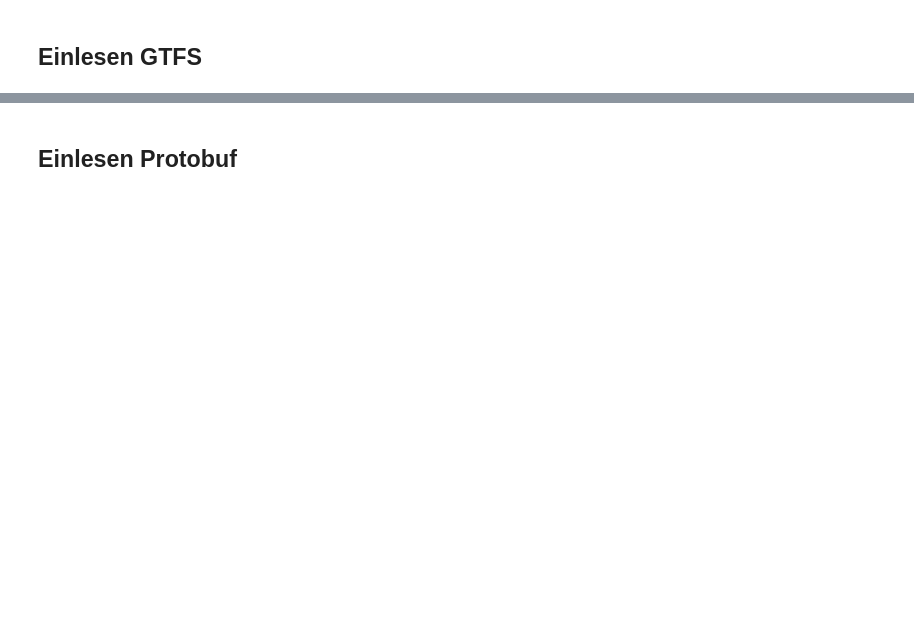
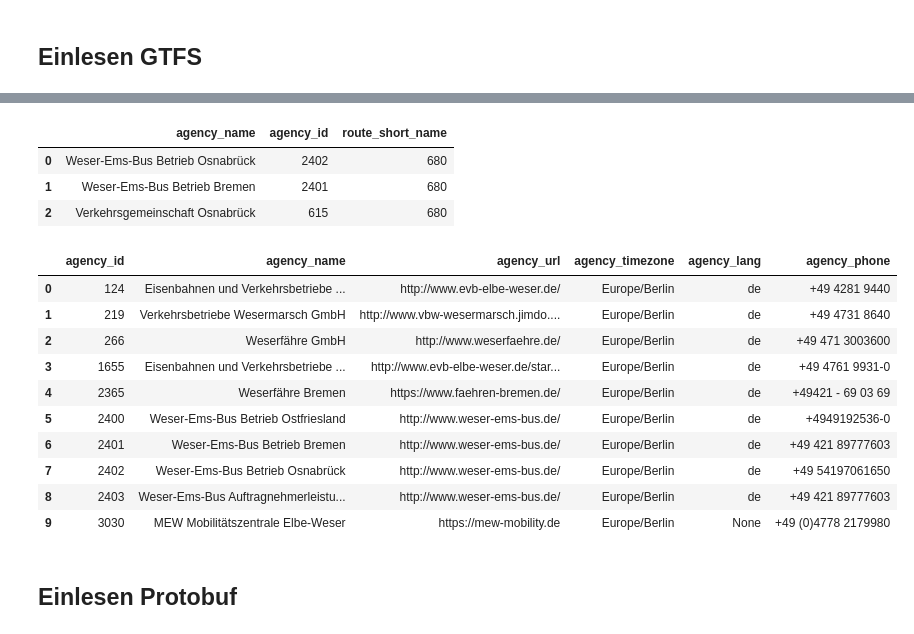
Before and after one commit to zvbn-code/gtfs_r, a Jupyter notebook: gtfs_r.ipynb, the cells around one changed output, grey strips where cells are left out. Drawn from its saved outputs; the diff is of its cells as text; code cells hidden in the pictures; blank space fills up the shorter version.

```diff
--- a/gtfs_r.ipynb
+++ b/gtfs_r.ipynb
@@ -43,5 +167,27 @@ CREATE or replace TABLE routes AS select * from read_csv('{gtfs_routes}');
+# %%
+duck.sql("""select a.agency_name, a.agency_id, r.route_short_name,
+         from routes r
+         join agency a on r.agency_id = a.agency_id
+         where lower(r.route_short_name) like lower('%680%') """).df()
+# %% [output]
+|  | agency_name | agency_id | route_short_name |
+| 0 | Weser-Ems-Bus Betrieb Osnabrück | 2402 | 680 |
+| 1 | Weser-Ems-Bus Betrieb Bremen | 2401 | 680 |
+| 2 | Verkehrsgemeinschaft Osnabrück | 615 | 680 |
 # %%
-duck.sql("from stops limit 10").df()
+duck.sql("from agency where lower(agency_name) like lower('%Weser%') ").df()
+# %% [output]
+|  | agency_id | agency_name | agency_url | agency_timezone | agency_lang | agency_phone |
+| 0 | 124 | Eisenbahnen und Verkehrsbetriebe ... | http://www.evb-elbe-weser.de/ | Europe/Berlin | de | +49 4281 9440 |
+| 1 | 219 | Verkehrsbetriebe Wesermarsch GmbH | http://www.vbw-wesermarsch.jimdo.... | Europe/Berlin | de | +49 4731 8640 |
+| 2 | 266 | Weserfähre GmbH | http://www.weserfaehre.de/ | Europe/Berlin | de | +49 471 3003600 |
+| 3 | 1655 | Eisenbahnen und Verkehrsbetriebe ... | http://www.evb-elbe-weser.de/star... | Europe/Berlin | de | +49 4761 9931-0 |
+| 4 | 2365 | Weserfähre Bremen | https://www.faehren-bremen.de/ | Europe/Berlin | de | +49421 - 69 03 69 |
+| 5 | 2400 | Weser-Ems-Bus Betrieb Ostfriesland | http://www.weser-ems-bus.de/ | Europe/Berlin | de | +4949192536-0 |
+| 6 | 2401 | Weser-Ems-Bus Betrieb Bremen | http://www.weser-ems-bus.de/ | Europe/Berlin | de | +49 421 89777603 |
+| 7 | 2402 | Weser-Ems-Bus Betrieb Osnabrück | http://www.weser-ems-bus.de/ | Europe/Berlin | de | +49 54197061650 |
+| 8 | 2403 | Weser-Ems-Bus Auftragnehmerleistu... | http://www.weser-ems-bus.de/ | Europe/Berlin | de | +49 421 89777603 |
+| 9 | 3030 | MEW Mobilitätszentrale Elbe-Weser | https://mew-mobility.de | Europe/Berlin | None | +49 (0)4778 2179980 |
 # %% [markdown]
 ## Einlesen Protobuf
 # %%
```
Also changed, not shown: parts of 24 cells of this notebook.
